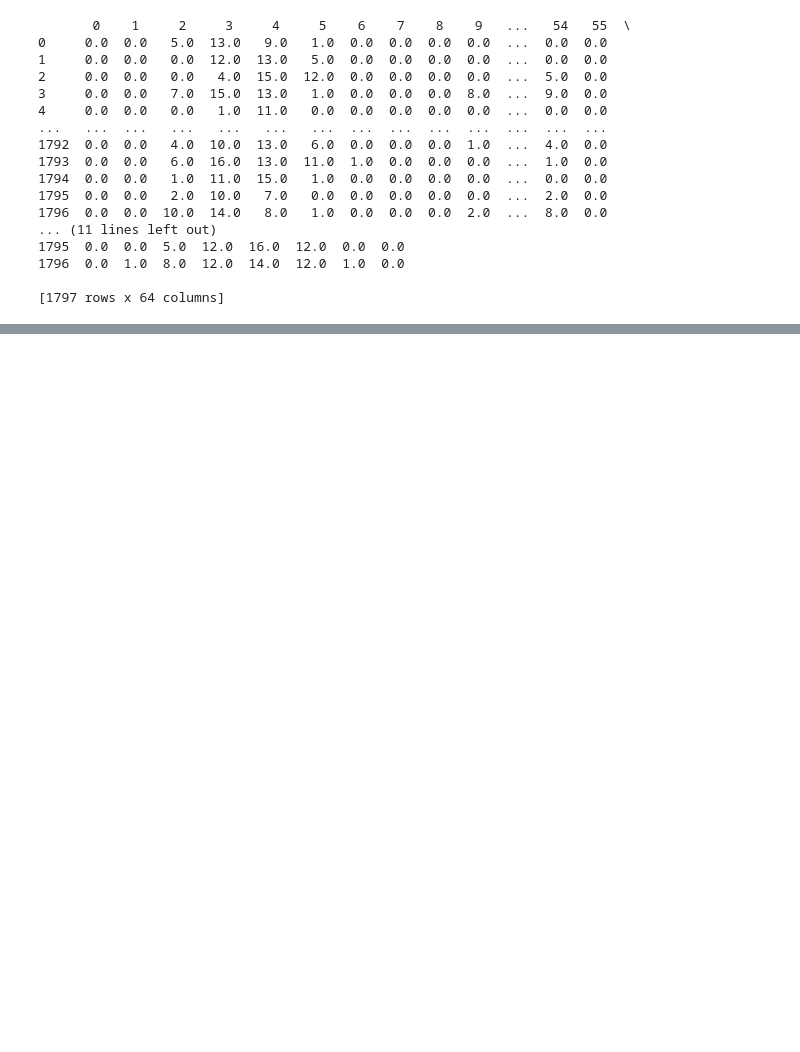
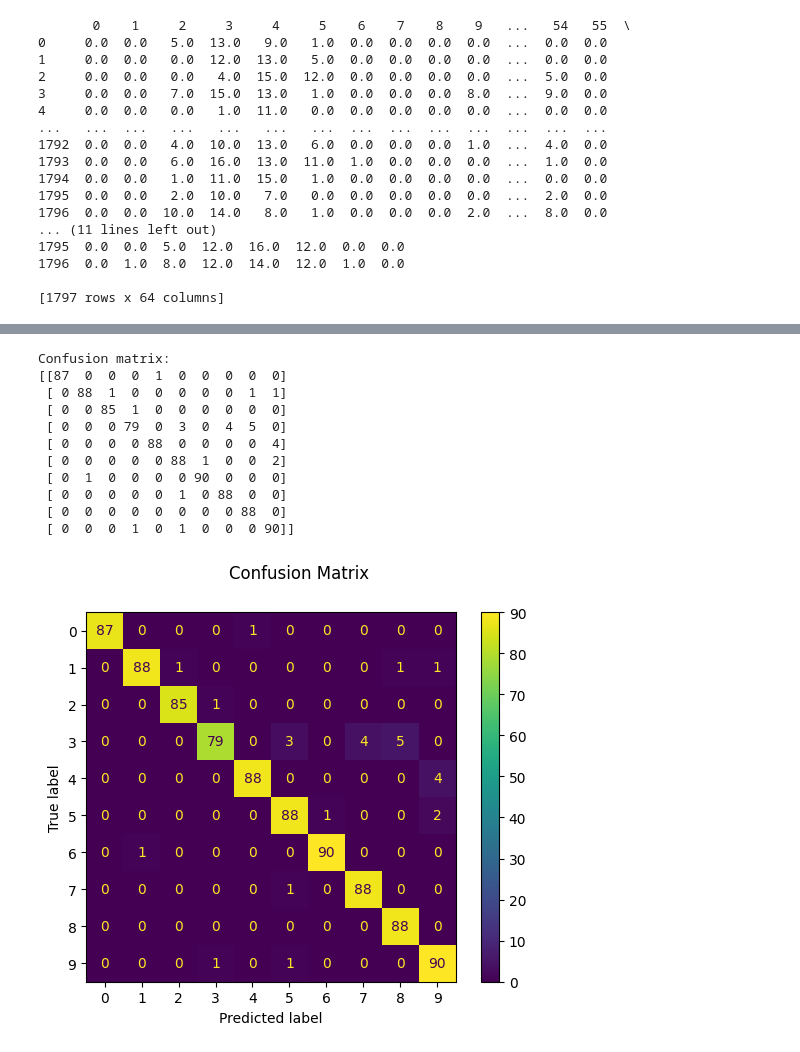
Before and after one commit to yubanghuang/ML_HW1, a Jupyter notebook: test.ipynb, the cells around one changed output, grey strips where cells are left out. Saved outputs shown, nothing was run; the diff lists cells and outputs as text; code cells hidden in the pictures; blank space fills up the shorter version.

```diff
--- a/test.ipynb
+++ b/test.ipynb
@@ -78,0 +83,19 @@ predicted = clf.predict(X_test)
+# %%
+disp = metrics.ConfusionMatrixDisplay.from_predictions(y_test, predicted)
+disp.figure_.suptitle("Confusion Matrix")
+print(f"Confusion matrix:\n{disp.confusion_matrix}")
+
+plt.show()
+# %% [output]
+Confusion matrix:
+[[87  0  0  0  1  0  0  0  0  0]
+ [ 0 88  1  0  0  0  0  0  1  1]
+ [ 0  0 85  1  0  0  0  0  0  0]
+ [ 0  0  0 79  0  3  0  4  5  0]
+ [ 0  0  0  0 88  0  0  0  0  4]
+ [ 0  0  0  0  0 88  1  0  0  2]
+ [ 0  1  0  0  0  0 90  0  0  0]
+ [ 0  0  0  0  0  1  0 88  0  0]
+ [ 0  0  0  0  0  0  0  0 88  0]
+ [ 0  0  0  1  0  1  0  0  0 90]]
+[figure, added]
```
Also changed, not shown: parts of 5 cells of this notebook.
